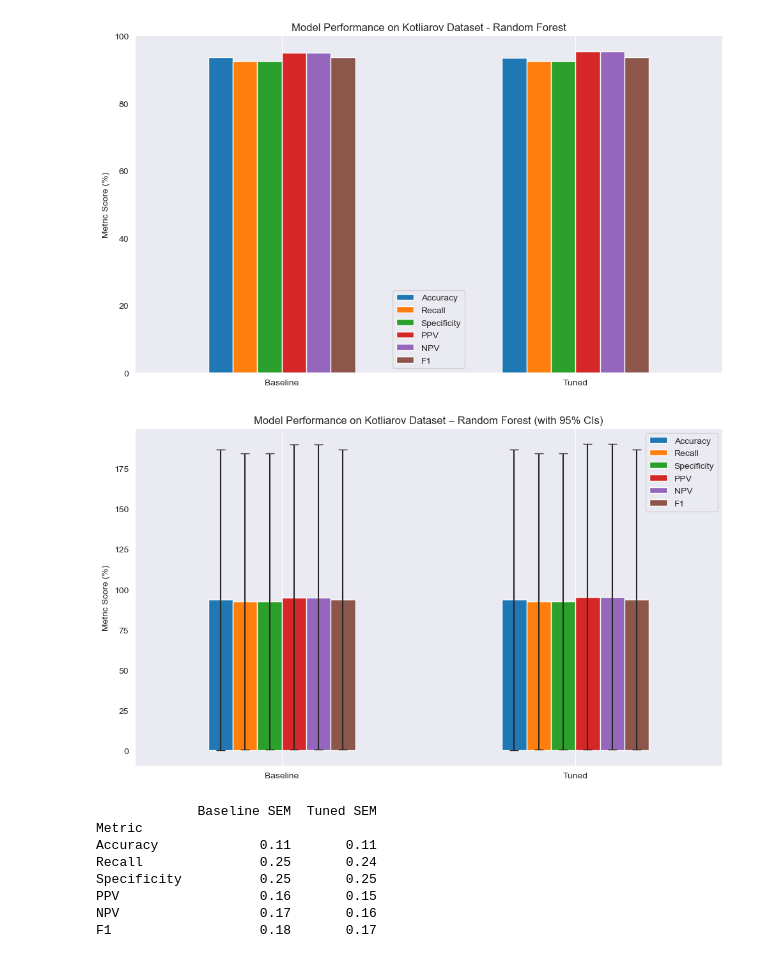
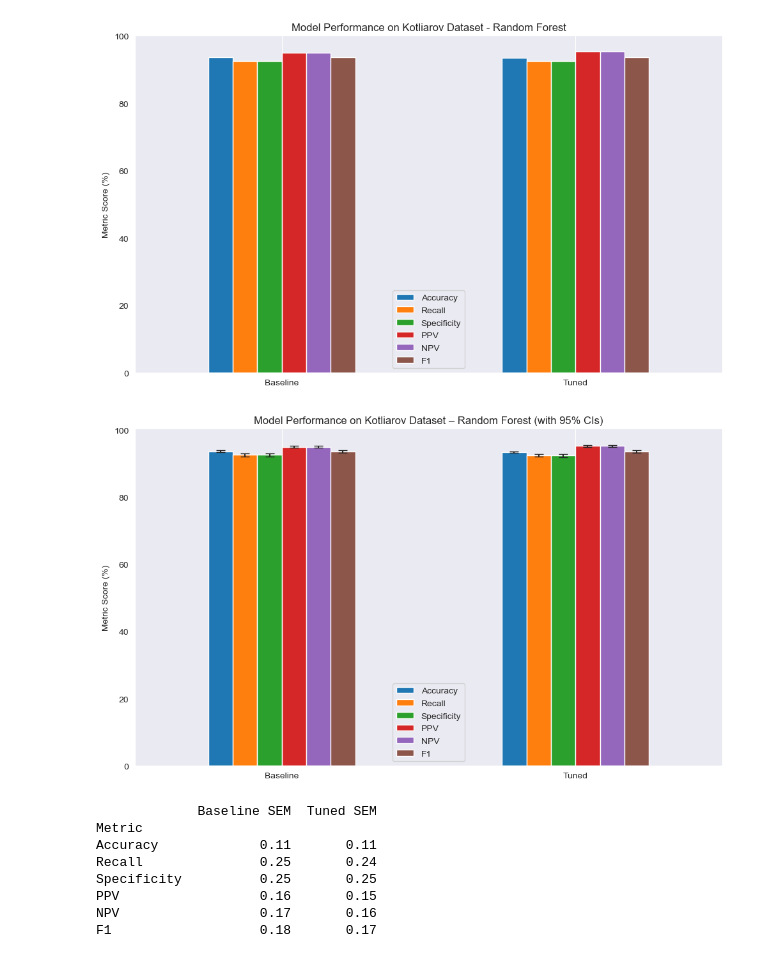
Before and after one commit to dvoulgari/MLCB_Final_Project, a Jupyter notebook: notebooks/random_forest_model_analysis.ipynb, the cells around one changed output. Drawn from its saved outputs; the diff is of its cells as text; code cells hidden in the pictures.

```diff
--- a/notebooks/random_forest_model_analysis.ipynb
+++ b/notebooks/random_forest_model_analysis.ipynb
@@ -237,37 +237,37 @@ plt.show()
 # %%
 # Metrics to preserve order
 metrics = df.index.tolist()
 
 # Create lower and upper error values for each model and each metric
-baseline_lower = [abs(baseline_metrics[m] - baseline_ci[m][0]) for m in metrics]
-baseline_upper = [abs(baseline_ci[m][1] - baseline_metrics[m]) for m in metrics]
+baseline_lower = [baseline_ci[m][0] for m in metrics]
+baseline_upper = [baseline_ci[m][1] for m in metrics]
 
-tuned_lower = [abs(tuned_metrics[m] - tuned_ci[m][0]) for m in metrics]
-tuned_upper = [abs(tuned_ci[m][1] - tuned_metrics[m]) for m in metrics]
+tuned_lower = [tuned_ci[m][0] for m in metrics]
+tuned_upper = [tuned_ci[m][1] for m in metrics]
 
 # Assemble yerr array: shape (n_metrics, 2, n_models)
 yerr = np.array([
     [baseline_lower, baseline_upper],  # (2, n_metrics)
     [tuned_lower, tuned_upper]
 ]).transpose(2, 0, 1)  # Final shape: (6, 2, 2)
 
 # Plot with CI error bars
 ax = df.T.plot(
     kind='bar',
     figsize=(10, 6),
     rot=0,
     yerr=yerr,
     capsize=5,
     legend=True
 )
 
 plt.ylabel("Metric Score (%)")
 plt.title("Model Performance on Kotliarov Dataset – Random Forest (with 95% CIs)")
 plt.grid(axis='y')
 plt.tight_layout()
 plt.show()
 # %% [output]
-[figure, old version]
+[figure, new version]
 # %%
 # Create a DataFrame with SEMs
 sem_df = pd.DataFrame({
```
